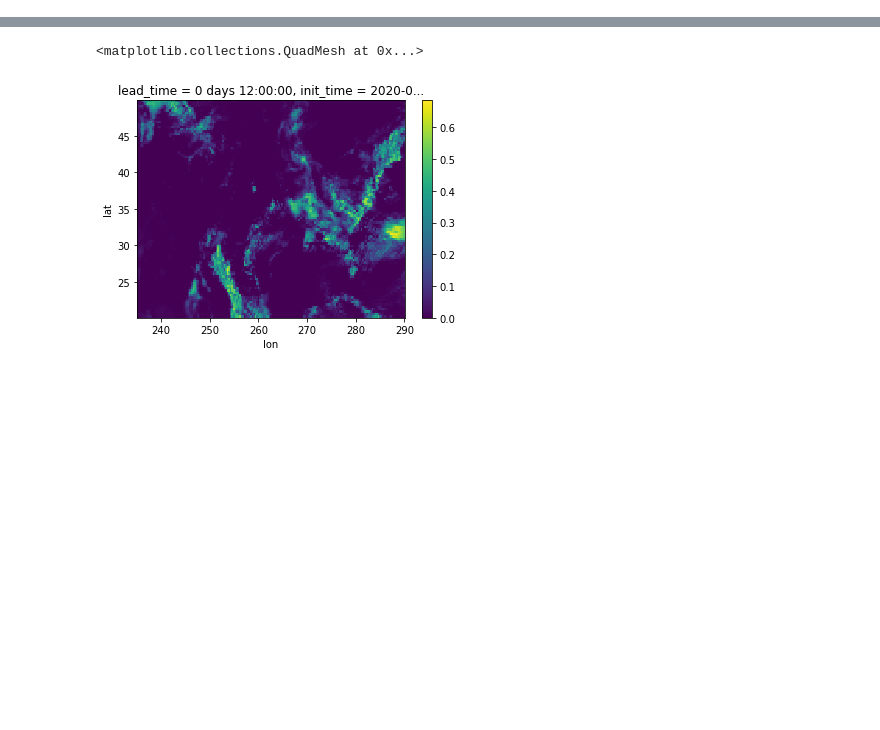
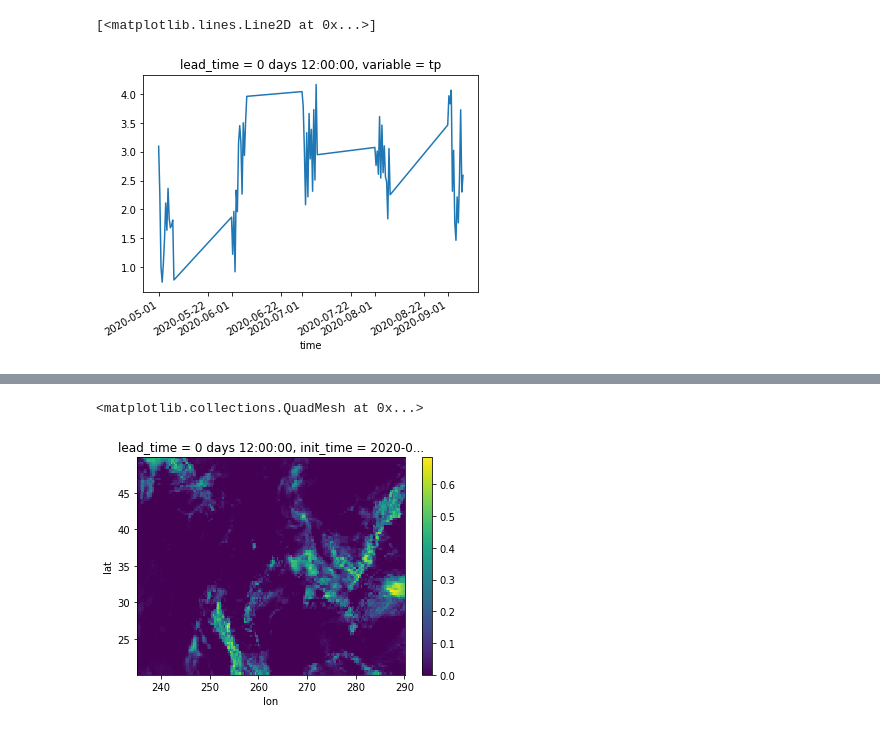
Before and after one commit to raspstephan/nwp-downscale, a Jupyter notebook: notebooks/MH_notebooks/03_Develop_baseline.ipynb, the cells around one changed output, grey strips where cells are left out. Cells and saved outputs as stored; diff of their text form; code cells hidden in the pictures; blank space fills up the shorter version.

```diff
--- a/notebooks/MH_notebooks/03_Develop_baseline.ipynb
+++ b/notebooks/MH_notebooks/03_Develop_baseline.ipynb
@@ -43,0 +121,11 @@ mrms = ds.mrms
+# %%
+baseline = baseline.rename({'valid_time':'time'})
+
+
+rmse = xs.rmse(baseline.chunk(dict(time=1)).where(eval_mask),
+        mrms.chunk(dict(time=1)).where(eval_mask), dim=['lon', 'lat'], skipna=True)
+# %%
+rmse.compute().plot()
+# %% [output]
+[<matplotlib.lines.Line2D at 0x...>]
+[figure, added]
```
Also changed, not shown: parts of 11 cells of this notebook.
